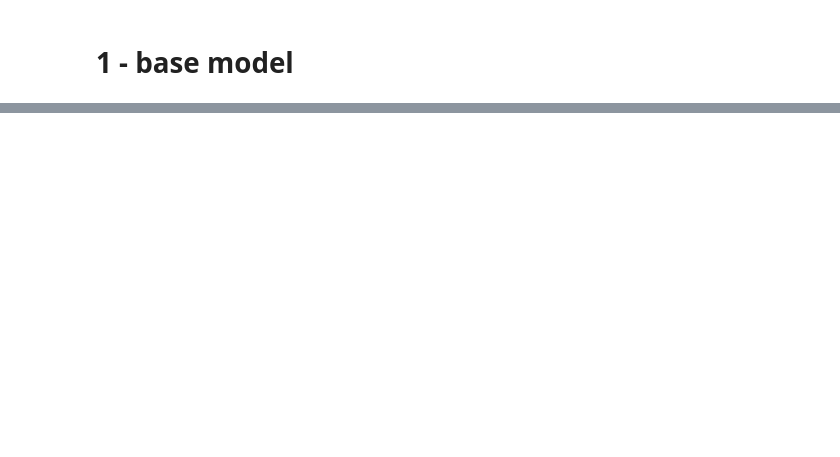
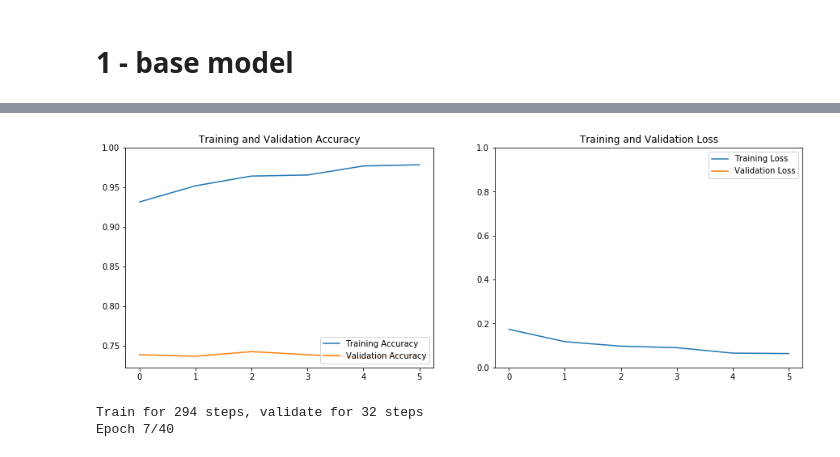
Before and after one commit to ilyarudyak/cs230_project_xray, a Jupyter notebook: training_v1.ipynb, the cells around one changed output, grey strips where cells are left out. Cells and saved outputs as stored; diff of their text form; code cells hidden in the pictures; blank space fills up the shorter version.

```diff
--- a/training_v1.ipynb
+++ b/training_v1.ipynb
@@ -35,0 +58,2 @@ max(history_dict['accuracy']), max(history_dict['val_accuracy'])
+# %%
+experiment_dir=pathlib.Path('experiments/fine_model')
@@ -35,0 +65,2 @@ max(history_dict['accuracy']), max(history_dict['val_accuracy'])
+# %%
+trainer.train()
@@ -35,0 +86,4 @@ max(history_dict['accuracy']), max(history_dict['val_accuracy'])
+# %%
+trainer.plot_history()
+# %% [output]
+[figure, added]
@@ -35,0 +92,5 @@ max(history_dict['accuracy']), max(history_dict['val_accuracy'])
+# %%
+trainer.train_fine()
+# %% [output]
+Train for 294 steps, validate for 32 steps
+Epoch 7/40
```
Also changed, not shown: parts of 19 cells of this notebook, 6 other files.
